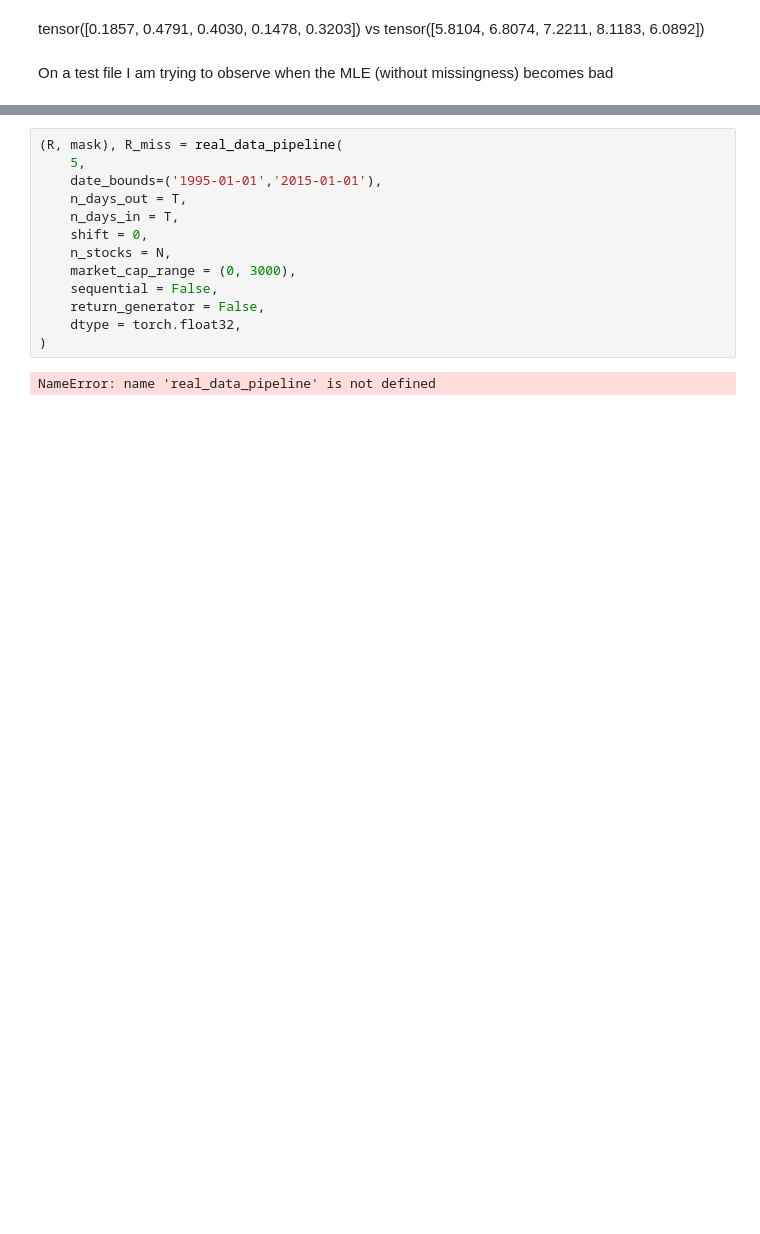
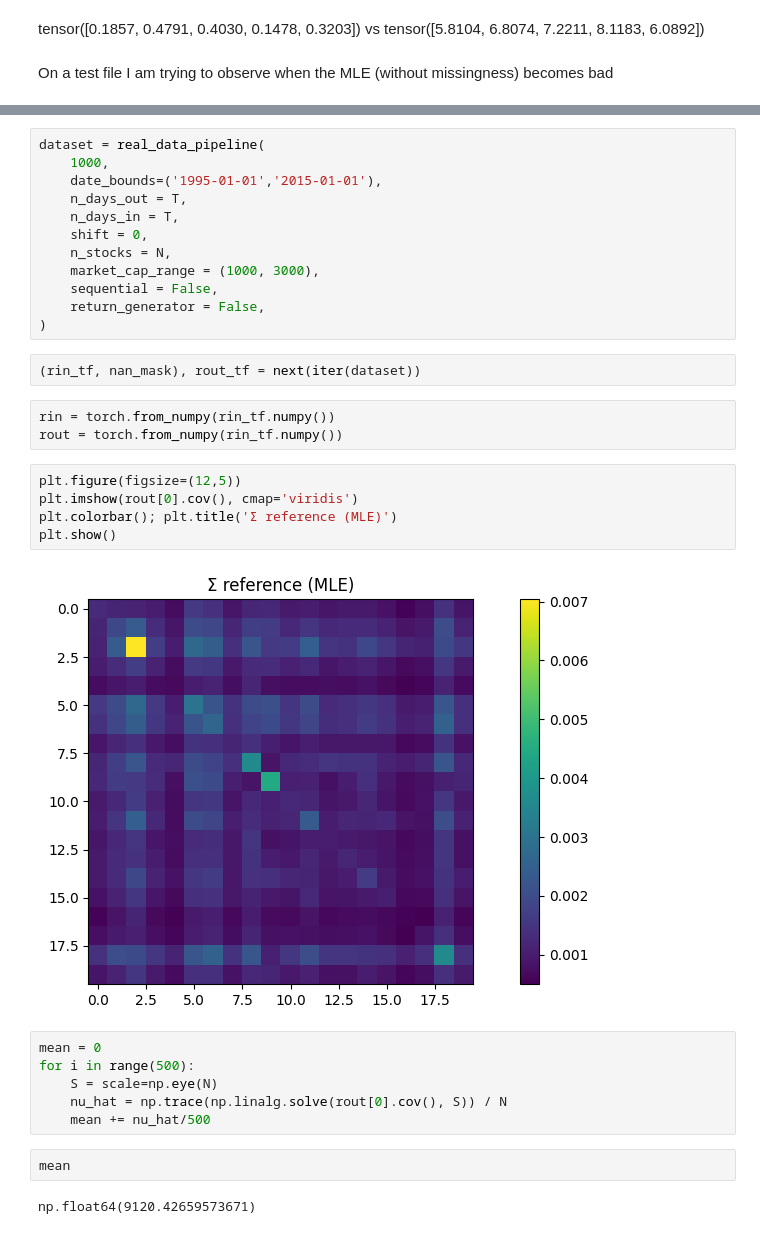
Before and after one commit to Armanddevacc/covariance-cleaning-nn, a Jupyter notebook: test.ipynb, the cells around one changed output, grey strips where cells are left out. Cells and saved outputs as stored; diff of their text form; blank space fills up the shorter version.

```diff
--- a/test.ipynb
+++ b/test.ipynb
@@ -159,15 +147,34 @@ AttributeError: module 'numpy._core._multiarray_umath' has no attribute '_blas_s
 # %%
-(R, mask), R_miss = real_data_pipeline(
-    5,
+dataset = real_data_pipeline(
+    1000,
     date_bounds=('1995-01-01','2015-01-01'),
     n_days_out = T,
     n_days_in = T,
     shift = 0,
     n_stocks = N,
-    market_cap_range = (0, 3000),
+    market_cap_range = (1000, 3000),
     sequential = False,
     return_generator = False,
-    dtype = torch.float32,
 )
-# %% [output]
-NameError: name 'real_data_pipeline' is not defined
+# %%
+(rin_tf, nan_mask), rout_tf = next(iter(dataset))
+# %%
+rin = torch.from_numpy(rin_tf.numpy())
+rout = torch.from_numpy(rin_tf.numpy())
+# %%
+plt.figure(figsize=(12,5))
+plt.imshow(rout[0].cov(), cmap='viridis')
+plt.colorbar(); plt.title('Σ reference (MLE)')
+plt.show()
+# %% [output]
+[figure, added]
+# %%
+mean = 0
+for i in range(500):
+    S = scale=np.eye(N)
+    nu_hat = np.trace(np.linalg.solve(rout[0].cov(), S)) / N
+    mean += nu_hat/500
+# %%
+mean
+# %% [output]
+np.float64(9120.42659573671)
```
Also changed, not shown: parts of 10 cells of this notebook, 3 other files.
